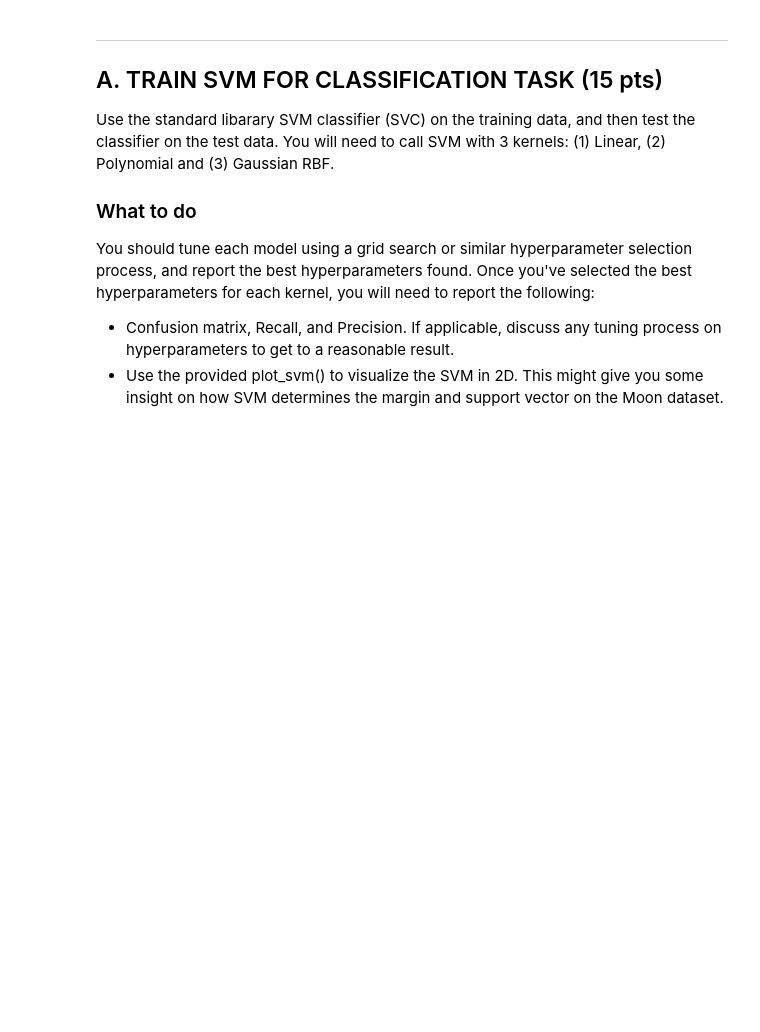
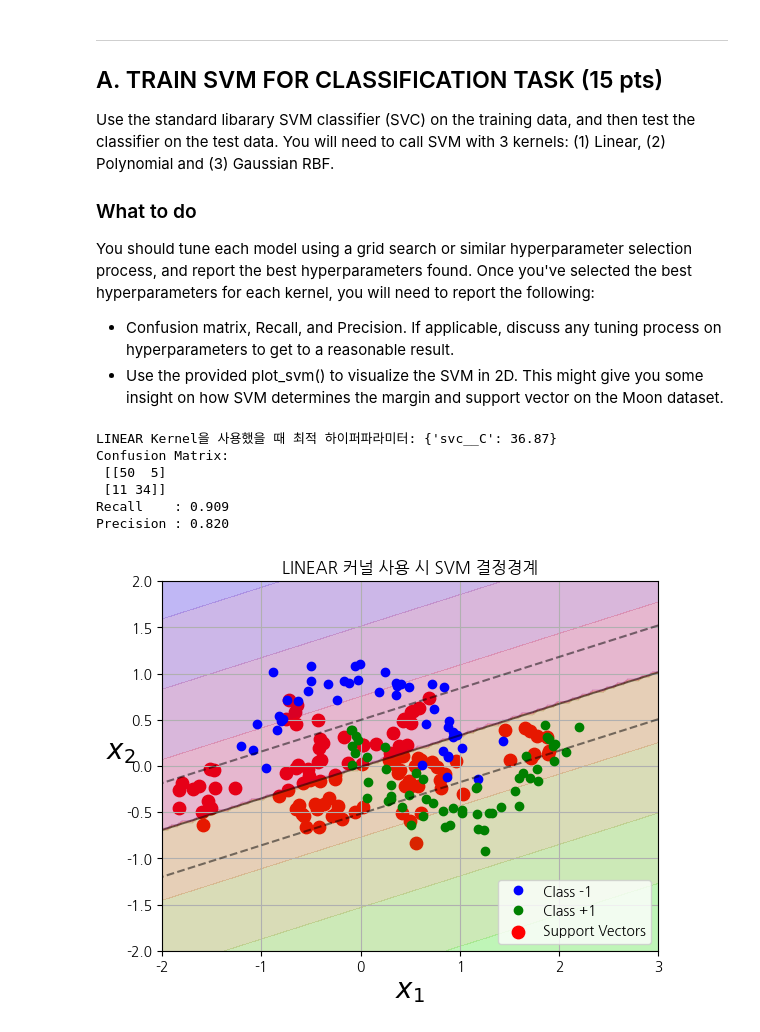
Before and after one commit to Scanf-s/Machine_Learning, a Jupyter notebook: Assignment_2/P1_SVM.ipynb, the cells around one changed output. Cells and saved outputs as stored; diff of their text form; code cells hidden in the pictures; blank space fills up the shorter version.

Commit message:
Soft margin SVM and get best hyperparameter

```diff
--- a/Assignment_2/P1_SVM.ipynb
+++ b/Assignment_2/P1_SVM.ipynb
@@ -91,0 +148,58 @@ import numpy as np
+# %%
+# 선형 커널
+"""
+Linear Kernel은 선형 데이터셋에 적합한데, Moon Dataset은 비선형 데이터라서
+정확도가 다른 커널에 비해 상대적으로 낮게 나옴
+그래도 Recall(실제 참인 것 중에서, True로 예측한 것의 비율 -> TP / (TP + FN))값이 90.9점대라 어느정도 분류를 잘 한다는것을 알 수 있음
+또한, Precision(참으로 예측한 것 중에서 진짜 참인것의 비율 -> TP / (TP + FP))값은 82점으로, 어느정도 오분류한 결과가 있다는것을 볼 수 있음
+
+탐색 시 n_iter는 10, 100, 1000으로 설정했는데 100과 1000은 결과가 비슷하게 나오는데 시간만 더 걸려서 100으로 설정하였음
+처음 Parameter 탐색할 때 svc__C를 0.1 ~ 100까지 범위로 잡았는데, 최적의 C값이 37.55로 나와서, 35 ~ 40으로 범위를 조정하였음
+다음 시도 시 최적 하이퍼파라미터 값은  36.87로 나왔으며, 범위를 36 ~ 38로 조정하였음
+
+계속해서 최적 svc__C를 찾아보려고 했으나, recall, precision값이 차이가 없기 때문에 더이상 진행하지 않았음
+따라서 최적의 하이퍼파라미터는 svc__C : 36.87임을 알 수 있음
+"""
+
+# Try 1
+# soft_margin_svm(
+#     kernel='linear',
+#     parameters={
+#         'svc__C': uniform(0.1, 100) # C : Soft Margin SVM의 하이퍼파라미터로, 결정 경계와 서포트 벡터 사이의 마진을 조절하는 역할하는 하이퍼파라미터
+#     },
+#     n_iter=100
+# )
+
+# Try 2
+# soft_margin_svm(
+#     kernel='linear',
+#     parameters={
+#         'svc__C': uniform(35, 5)
+#     },
+#     n_iter=100
+# )
+
+# Try 3
+# soft_margin_svm(
+#     kernel='linear',
+#     parameters={
+#         'svc__C': uniform(36, 2)
+#     },
+#     n_iter=100
+# )
+
+soft_margin_svm(
+    kernel='linear',
+    parameters={
+        'svc__C': [36.87]
+    },
+    n_iter=1
+)
+# %% [output]
+LINEAR Kernel을 사용했을 때 최적 하이퍼파라미터: {'svc__C': 36.87}
+Confusion Matrix:
+ [[50  5]
+ [11 34]]
+Recall    : 0.909
+Precision : 0.820
+[figure, added]
```
Also changed, not shown: parts of 4 cells of this notebook, 1 other file.
